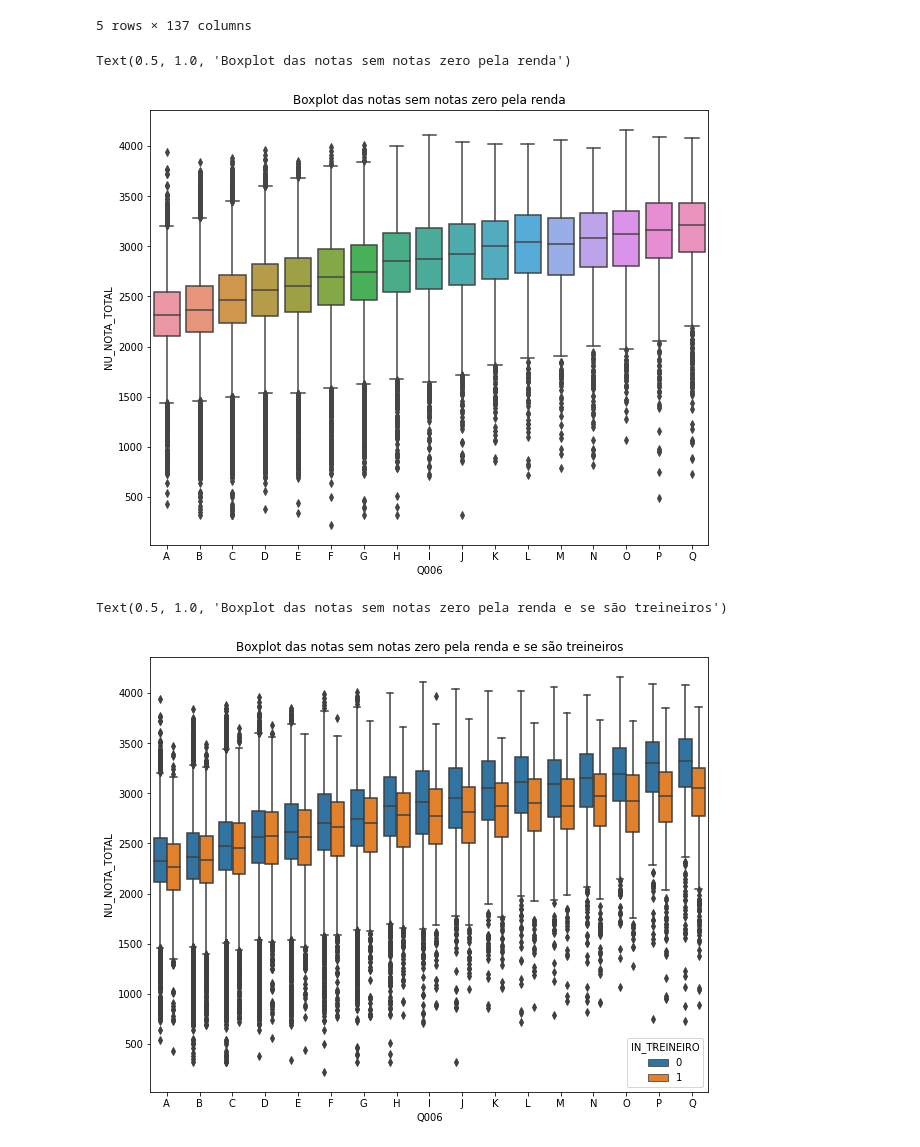
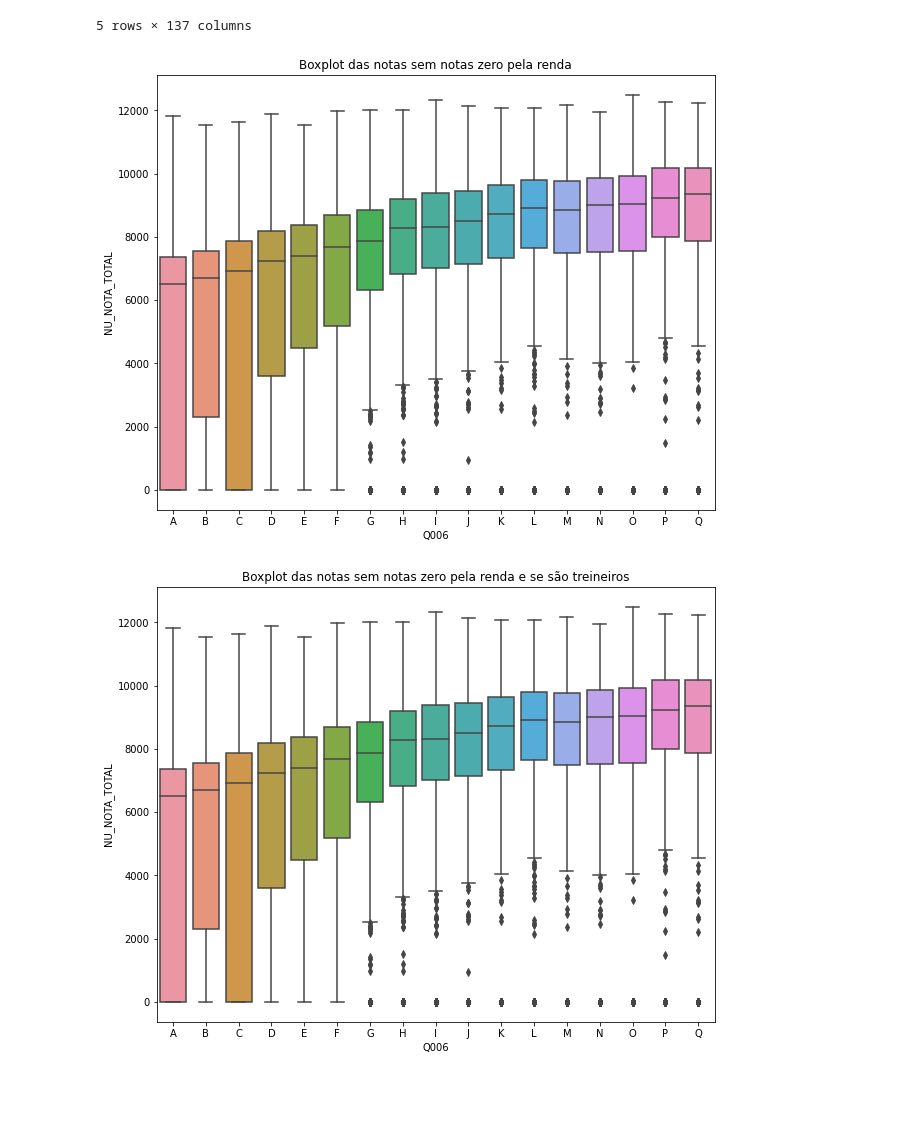
Before and after one commit to emys-alb/ImersaoDados, a Jupyter notebook: ImersaoDados.ipynb, the cells around one changed output. Cells and saved outputs as stored; diff of their text form; code cells hidden in the pictures; blank space fills up the shorter version.

Commit message:
Adiciona função plotbox

```diff
--- a/ImersaoDados.ipynb
+++ b/ImersaoDados.ipynb
@@ -231,11 +231,14 @@ alunos_ate_quartoze["SG_UF_RESIDENCIA"].value_counts().plot.bar(figsize=(8,6))
 [figure]
 # %%
 import seaborn as sns
+
+def plotbox(y, title):
+  plt.figure(figsize=(10, 8))
+  sns.boxplot(x="Q006", y = y, data = dados, order = renda_ordenada)
+  plt.title(title)
 
 renda_ordenada = dados["Q006"].unique()
 renda_ordenada.sort()
 
-plt.figure(figsize=(10, 8))
-sns.boxplot(x="Q006", y = "NU_NOTA_MT", data = dados, order = renda_ordenada)
-plt.title("Boxplot das notas de matemática pela renda")
+plotbox("NU_NOTA_MT", "Boxplot das notas de matemática pela renda")
 # %% [output]
@@ -284,19 +283,13 @@ dados_sem_notas_zero.head()
 | 4 | 190001004776 | 2019 | 1500800 | Ananindeua | 15 | PA | ... |
 5 rows × 137 columns
 # %%
-plt.figure(figsize=(10, 8))
-sns.boxplot(x="Q006", y = "NU_NOTA_TOTAL", data = dados_sem_notas_zero, order = renda_ordenada)
-plt.title("Boxplot das notas sem notas zero pela renda")
+plotbox("NU_NOTA_TOTAL", "Boxplot das notas sem notas zero pela renda")
 # %% [output]
-Text(0.5, 1.0, 'Boxplot das notas sem notas zero pela renda')
-[figure, old version]
+[figure, new version]
 # %%
-plt.figure(figsize=(10, 8))
-sns.boxplot(x="Q006", y = "NU_NOTA_TOTAL", data = dados_sem_notas_zero,hue = "IN_TREINEIRO", order = renda_ordenada)
-plt.title("Boxplot das notas sem notas zero pela renda e se são treineiros")
+plotbox("NU_NOTA_TOTAL", "Boxplot das notas sem notas zero pela renda e se são treineiros")
 # %% [output]
-Text(0.5, 1.0, 'Boxplot das notas sem notas zero pela renda e se são treineiros')
-[figure, old version]
+[figure, new version]
 # %% [markdown]
 ### Desafios da aula
 
```
Also changed, not shown: parts of 3 cells of this notebook.
